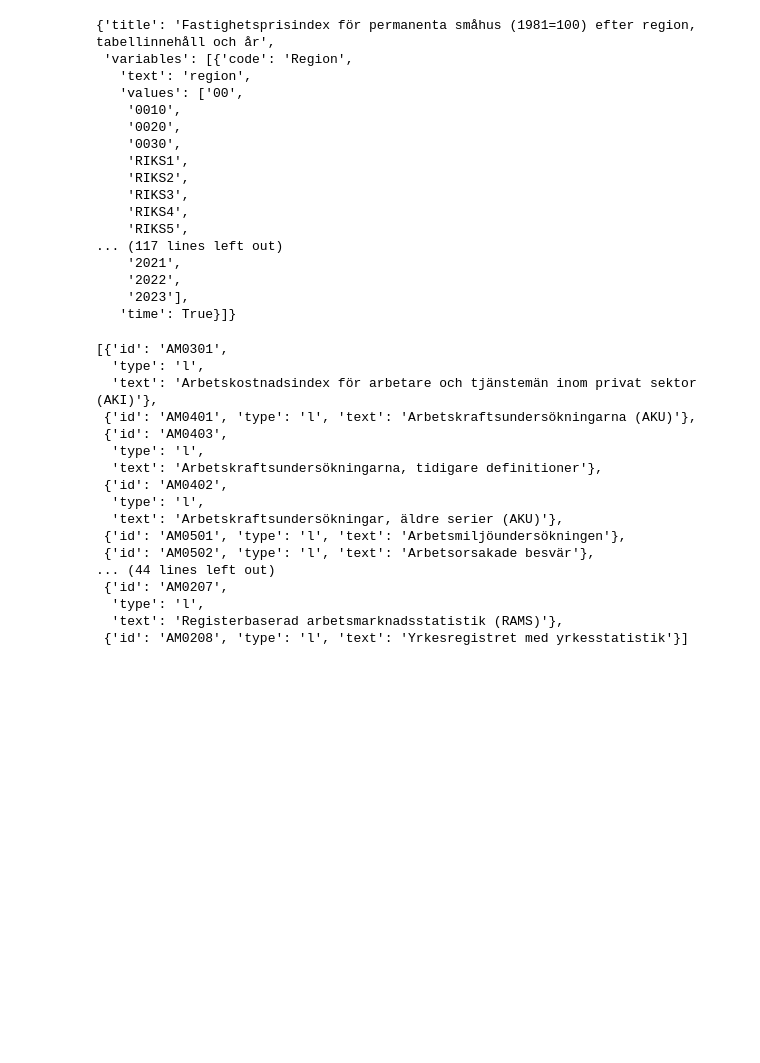
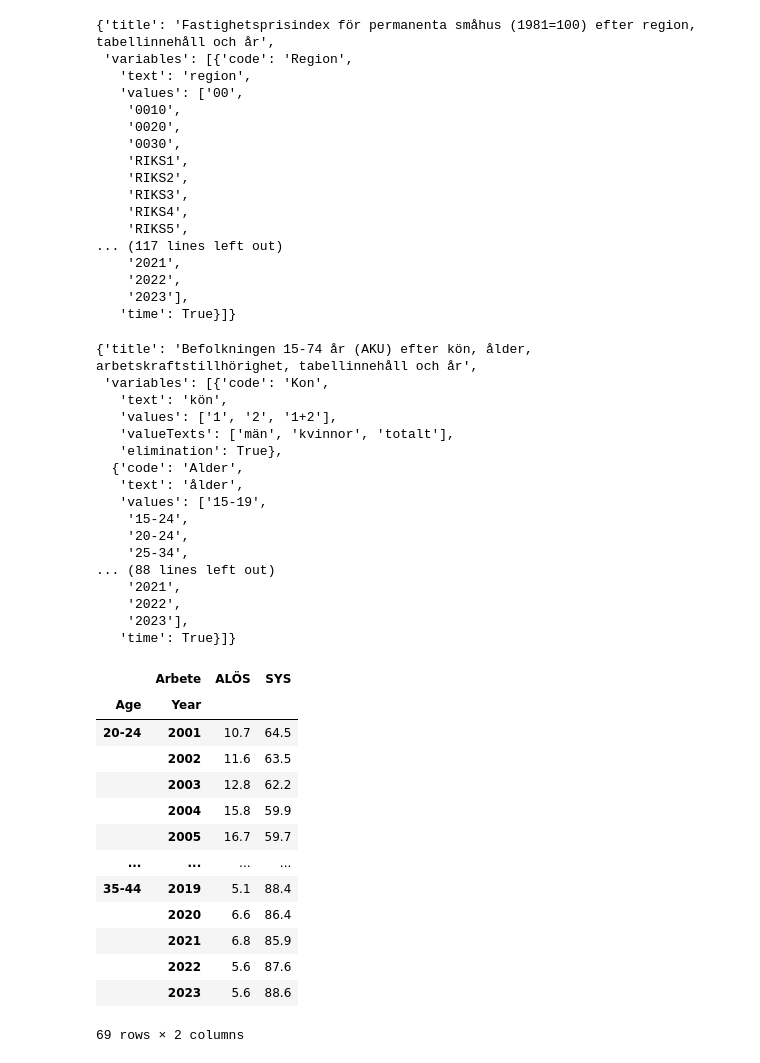
Before and after one commit to Luddenilsson/Demographics_visualization, a Jupyter notebook: Getting_scb_data.ipynb, the cells around one changed output. Drawn from its saved outputs; the diff is of its cells as text; code cells hidden in the pictures; blank space fills up the shorter version.

```diff
--- a/Getting_scb_data.ipynb
+++ b/Getting_scb_data.ipynb
@@ -488,23 +488,60 @@ df.to_csv("house_index.csv")
 # %%
 scb = SCB('sv')
 # %%
-scb.go_down('AM')
+scb.go_down('AM', 'AMo4o1', 'AM0401A', 'NAKUBefolkning2Ar')
 scb.info()
 # %% [output]
-[{'id': 'AM0301',
-  'type': 'l',
-  'text': 'Arbetskostnadsindex för arbetare och tjänstemän inom privat sektor (AKI)'},
- {'id': 'AM0401', 'type': 'l', 'text': 'Arbetskraftsundersökningarna (AKU)'},
- {'id': 'AM0403',
-  'type': 'l',
-  'text': 'Arbetskraftsundersökningarna, tidigare definitioner'},
- {'id': 'AM0402',
-  'type': 'l',
-  'text': 'Arbetskraftsundersökningar, äldre serier (AKU)'},
- {'id': 'AM0501', 'type': 'l', 'text': 'Arbetsmiljöundersökningen'},
- {'id': 'AM0502', 'type': 'l', 'text': 'Arbetsorsakade besvär'},
-... (44 lines left out)
- {'id': 'AM0207',
-  'type': 'l',
-  'text': 'Registerbaserad arbetsmarknadsstatistik (RAMS)'},
- {'id': 'AM0208', 'type': 'l', 'text': 'Yrkesregistret med yrkesstatistik'}]
+{'title': 'Befolkningen 15-74 år (AKU) efter kön, ålder, arbetskraftstillhörighet, tabellinnehåll och år',
+ 'variables': [{'code': 'Kon',
+   'text': 'kön',
+   'values': ['1', '2', '1+2'],
+   'valueTexts': ['män', 'kvinnor', 'totalt'],
+   'elimination': True},
+  {'code': 'Alder',
+   'text': 'ålder',
+   'values': ['15-19',
+    '15-24',
+    '20-24',
+    '25-34',
+... (88 lines left out)
+    '2021',
+    '2022',
+    '2023'],
+   'time': True}]}
+# %%
+scb.set_query(kön='totalt', ålder=['20-24 år', '25-34 år', '35-44 år'], arbetskraftstillhörighet=['sysselsatta','arbetslösa'],
+             tabellinnehåll='Procent', år=scb.get_variables()['år'])
+# %%
+unemployement = scb.get_data()['data']
+# %%
+# Create a DataFrame from the list
+df = pd.DataFrame(unemployement)
+
+# Extract values into separate columns
+df['values'] = pd.DataFrame(df['values'].tolist(), index=df.index)
+df[['Category', 'Age', 'Arbete', 'Year']] = pd.DataFrame(df['key'].tolist(), index=df.index)
+df['Value'] = df['values'].astype(float)
+
+# Set 'Age' and 'Year' as the index
+df.set_index(['Age', 'Year'], inplace=True)
+
+# Pivot the DataFrame to have 'KPI' as columns
+df_pivot = df.pivot_table(index=['Age', 'Year'], columns='Arbete', values='Value', aggfunc='first')
+
+# Display the resulting DataFrame
+df_pivot
+# %% [output]
+|  | Arbete | ALÖS | SYS |
+| Age | Year |  |  |
+| 20-24 | 2001 | 10.7 | 64.5 |
+|  | 2002 | 11.6 | 63.5 |
+|  | 2003 | 12.8 | 62.2 |
+|  | 2004 | 15.8 | 59.9 |
+|  | 2005 | 16.7 | 59.7 |
+| ... | ... | ... | ... |
+| 35-44 | 2019 | 5.1 | 88.4 |
+|  | 2020 | 6.6 | 86.4 |
+|  | 2021 | 6.8 | 85.9 |
+|  | 2022 | 5.6 | 87.6 |
+|  | 2023 | 5.6 | 88.6 |
+69 rows × 2 columns
```
Also changed, not shown: parts of 1 cell of this notebook, 10 other files.
